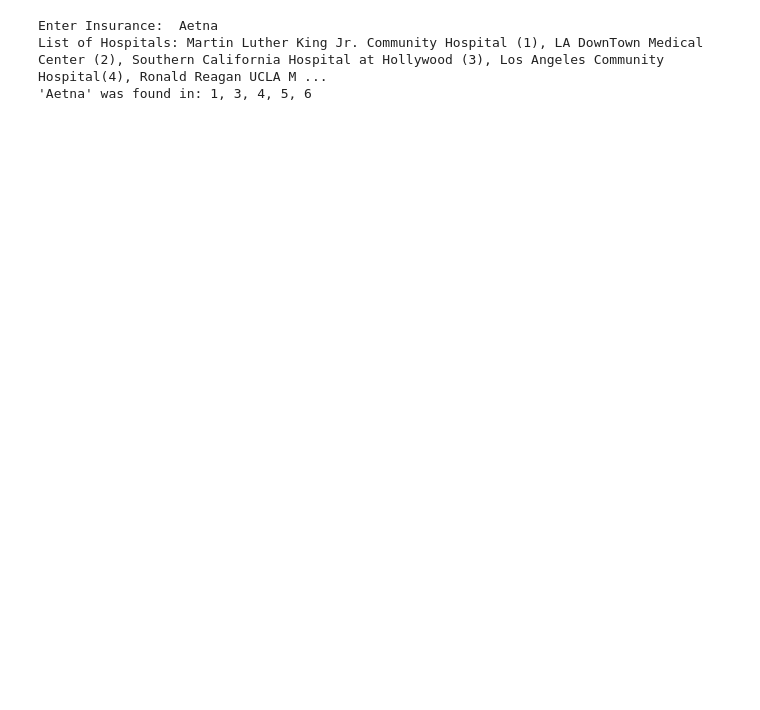
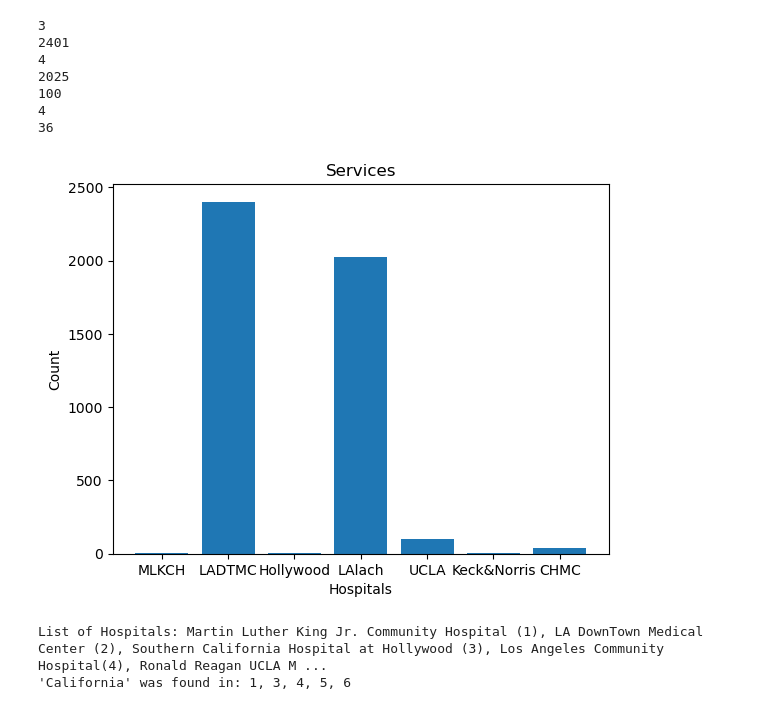
Before and after one commit to ShammuMeyyappan/LA-Hospital-Finder, a Jupyter notebook: results/visualizations.ipynb, the cells around one changed output. Drawn from its saved outputs; the diff is of its cells as text; code cells hidden in the pictures; blank space fills up the shorter version.

```diff
--- a/results/visualizations.ipynb
+++ b/results/visualizations.ipynb
@@ -41,69 +42,78 @@ plt.show()
 # %%
 import matplotlib.pyplot as plt
 import pandas as pd
-with open(r"MLKCH_Service - Sheet1.csv", 'r', encoding='utf-8') as f:
+with open(r"../data/processed/CSV/MLKCH_Service - Sheet1.csv", 'r', encoding='utf-8') as f:
     res = sum(1 for line in f)
 print(res)
-with open(r"ladowntownmc_Service - Sheet1.csv", 'r', encoding='utf-8') as f:
+with open(r"../data/processed/CSV/ladowntownmc_Service - Sheet1.csv", 'r', encoding='utf-8') as f:
     res1 = sum(1 for line in f)
 print(res1)
-with open(r"sch-hollywood_Service - Sheet1.csv", 'r', encoding='utf-8') as f:
+with open(r"../data/processed/CSV/sch-hollywood_Service - Sheet1.csv", 'r', encoding='utf-8') as f:
     res2 = sum(1 for line in f)
 print(res2)
-with open(r"lach-la_Service - Sheet1.csv", 'r', encoding='utf-8') as f:
+with open(r"../data/processed/CSV/lach-la_Service - Sheet1.csv", 'r', encoding='utf-8') as f:
     res3 = sum(1 for line in f)
 print(res3)
-with open(r"ucla_Service - Sheet1.csv", 'r', encoding='utf-8') as f:
+with open(r"../data/processed/CSV/ucla_Service - Sheet1.csv", 'r', encoding='utf-8') as f:
     res4 = sum(1 for line in f)
 print(res4)
-with open(r"service_keck - Sheet1.csv", 'r', encoding='utf-8') as f:
+with open(r"../data/processed/CSV/service_keck - Sheet1.csv", 'r', encoding='utf-8') as f:
     res5 = sum(1 for line in f)
 print(res5)
-with open(r"dignity_Service - Sheet1.csv", 'r', encoding='utf-8') as f:
+with open(r"../data/processed/CSV/dignity_Service - Sheet1.csv", 'r', encoding='utf-8') as f:
     res6 = sum(1 for line in f)
 print(res6)
 items = ["MLKCH", "LADTMC", "Hollywood", "LAlach", "UCLA", "Keck&Norris", "CHMC"]
 values = [res, res1, res2, res3, res4, res5, res6]
 plt.bar(items, values)
 plt.xlabel('Hospitals')
 plt.ylabel('Count')
 plt.title('Services')
 plt.show()
+# %% [output]
+3
+2401
+4
+2025
+100
+4
+36
+[figure, added]
 # %%
 import csv
 
 list1 = []
-with open(r"mlkch - Sheet1.csv", 'r', encoding='utf-8') as file:
+with open(r"../data/processed/CSV/mlkch - Sheet1.csv", 'r', encoding='utf-8') as file:
     csv_reader = csv.reader(file)
     for row in csv_reader:
         list1.append(row)
 list2 = []
-with open(r"ladowntownmc - Sheet1.csv", 'r', encoding='utf-8') as file:
+with open(r"../data/processed/CSV/ladowntownmc - Sheet1.csv", 'r', encoding='utf-8') as file:
     csv_reader = csv.reader(file)
     for row in csv_reader:
         list2.append(row)
 list3 = []
-with open(r"ssh-hollywood - Sheet1.csv", 'r', encoding='utf-8') as file:
+with open(r"../data/processed/CSV/ssh-hollywood - Sheet1.csv", 'r', encoding='utf-8') as file:
     csv_reader = csv.reader(file)
     for row in csv_reader:
         list3.append(row)
 list4 = []
-with open(r"lalach - Sheet1.csv", 'r', encoding='utf-8') as file:
+with open(r"../data/processed/CSV/lalach - Sheet1.csv", 'r', encoding='utf-8') as file:
     csv_reader = csv.reader(file)
     for row in csv_reader:
         list4.append(row)
 list5 = []
-with open(r"ucla - Sheet1.csv", 'r', encoding='utf-8') as file:
+with open(r"../data/processed/CSV/ucla - Sheet1.csv", 'r', encoding='utf-8') as file:
     csv_reader = csv.reader(file)
     for row in csv_reader:
         list5.append(row)
 list6 = []
-with open(r"keck - Sheet1.csv", 'r', encoding='utf-8') as file:
+with open(r"../data/processed/CSV/keck - Sheet1.csv", 'r', encoding='utf-8') as file:
     csv_reader = csv.reader(file)
     for row in csv_reader:
         list6.append(row)
 list7 = []
-with open(r"dignity - Sheet1.csv", 'r', encoding='utf-8') as file:
+with open(r"../data/processed/CSV/dignity - Sheet1.csv", 'r', encoding='utf-8') as file:
     csv_reader = csv.reader(file)
     for row in csv_reader:
         list7.append(row)
@@ -128,9 +138,8 @@ if results:
 else:
     print(f"'{user_input}' was not found in any list")
 # %% [output]
-Enter Insurance:  Aetna
 List of Hospitals: Martin Luther King Jr. Community Hospital (1), LA DownTown Medical Center (2), Southern California Hospital at Hollywood (3), Los Angeles Community Hospital(4), Ronald Reagan UCLA M ...
-'Aetna' was found in: 1, 3, 4, 5, 6
+'California' was found in: 1, 3, 4, 5, 6
 # %%
 import csv
 
```
Also changed, not shown: parts of 4 cells of this notebook.
